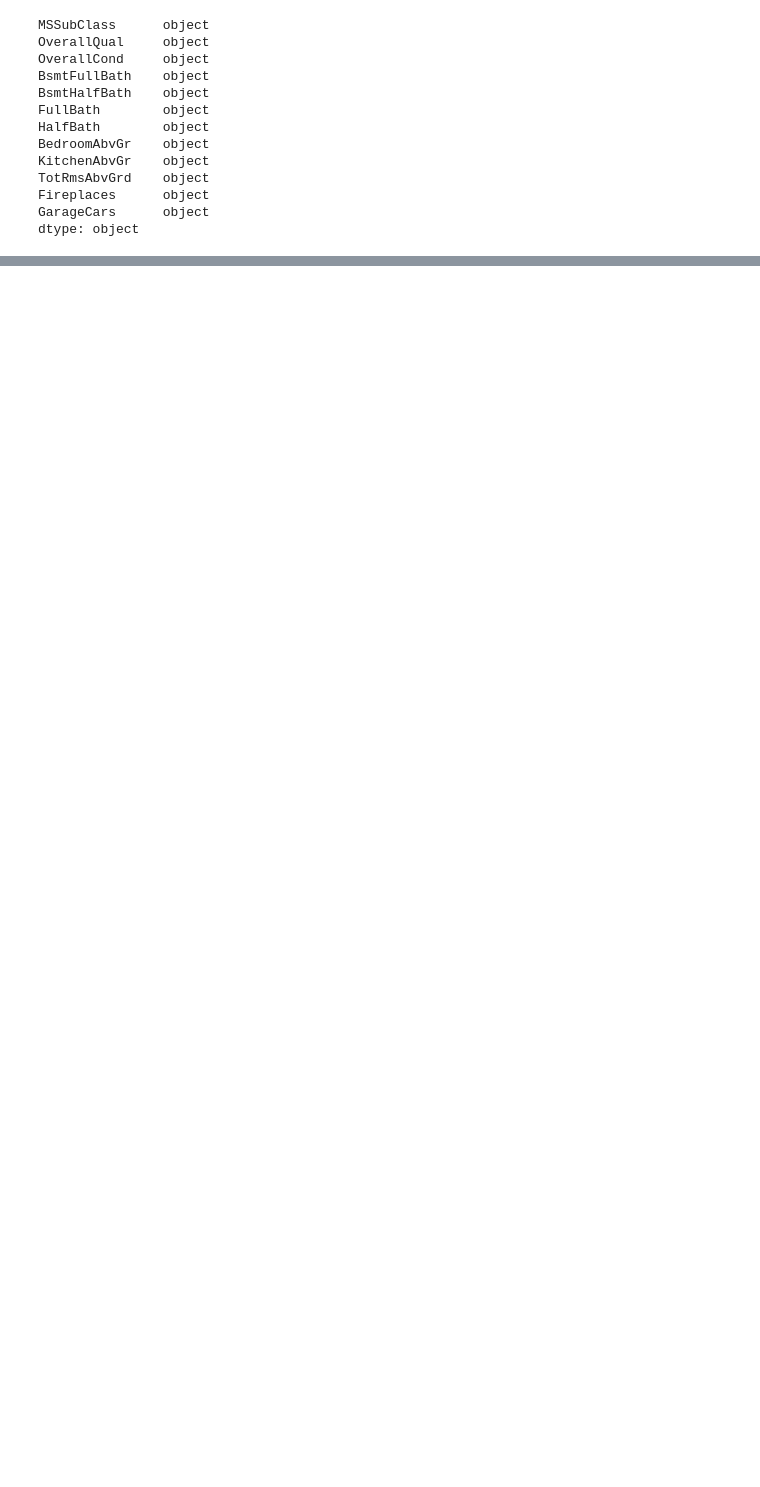
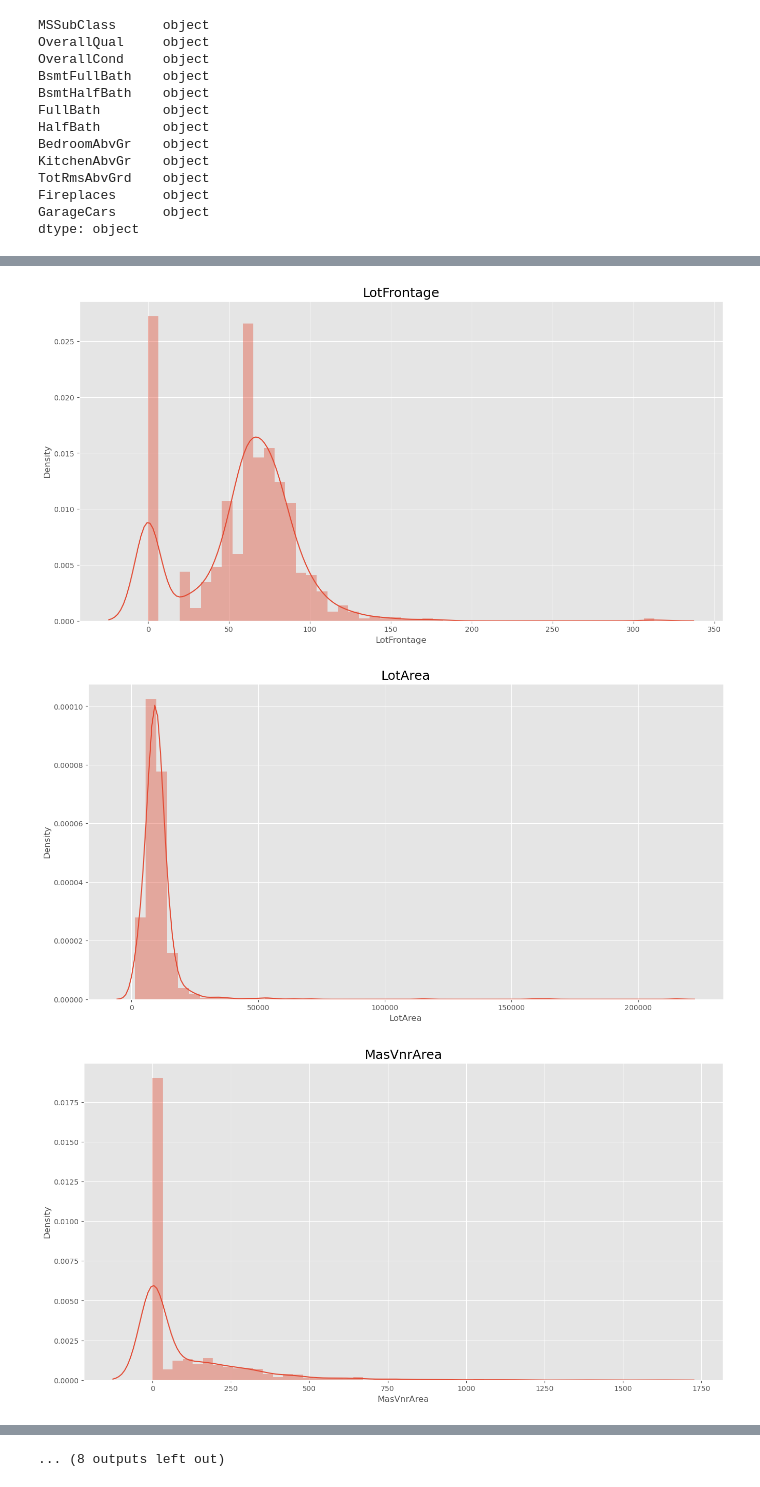
Before and after one commit to mohsin-tariq/HousingSaleCaseStudy, a Jupyter notebook: HousingSaleCaseStudy.ipynb, the cells around one changed output, grey strips where cells are left out. Cells and saved outputs as stored; diff of their text form; code cells hidden in the pictures; blank space fills up the shorter version.

```diff
--- a/HousingSaleCaseStudy.ipynb
+++ b/HousingSaleCaseStudy.ipynb
@@ -305,0 +430,12 @@ df.shape
+# %%
+## View the distribution of all numeric variables using histograms and boxplots
+
+for col in df_numeric.columns:
+    plt.figure(figsize=(16,8))
+    plt.title(col, fontdict={'fontsize': 18})
+    sns.distplot(df_numeric[col])
+    plt.show()
+# %% [output]
+[figure, added]
+[figure, added]
+[figure, added]
@@ -305,0 +451 @@ df.shape
+... (8 outputs left out)
```
Also changed, not shown: parts of 94 cells of this notebook, 2 other files.
